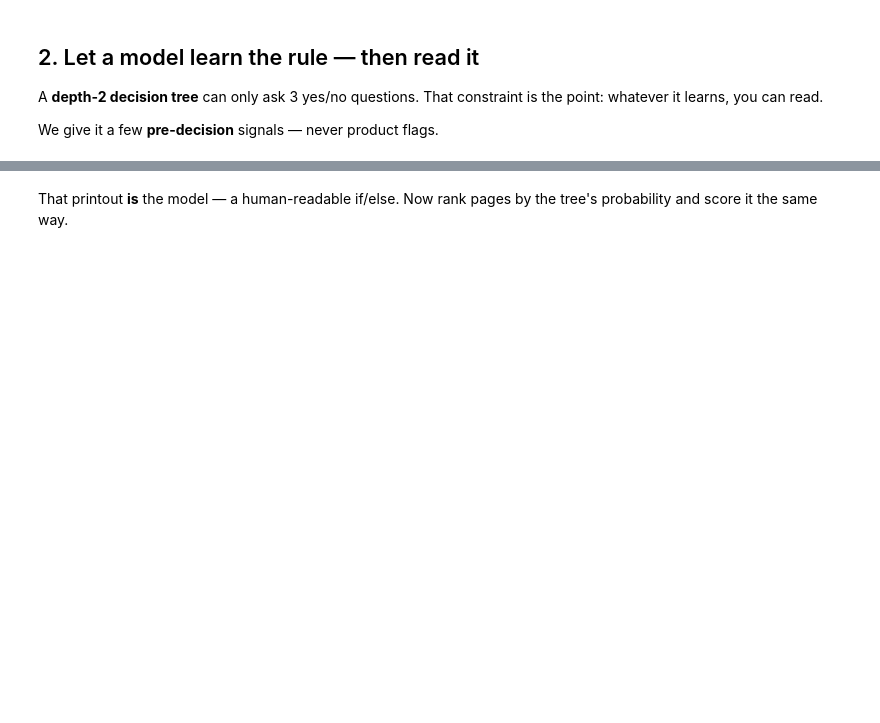
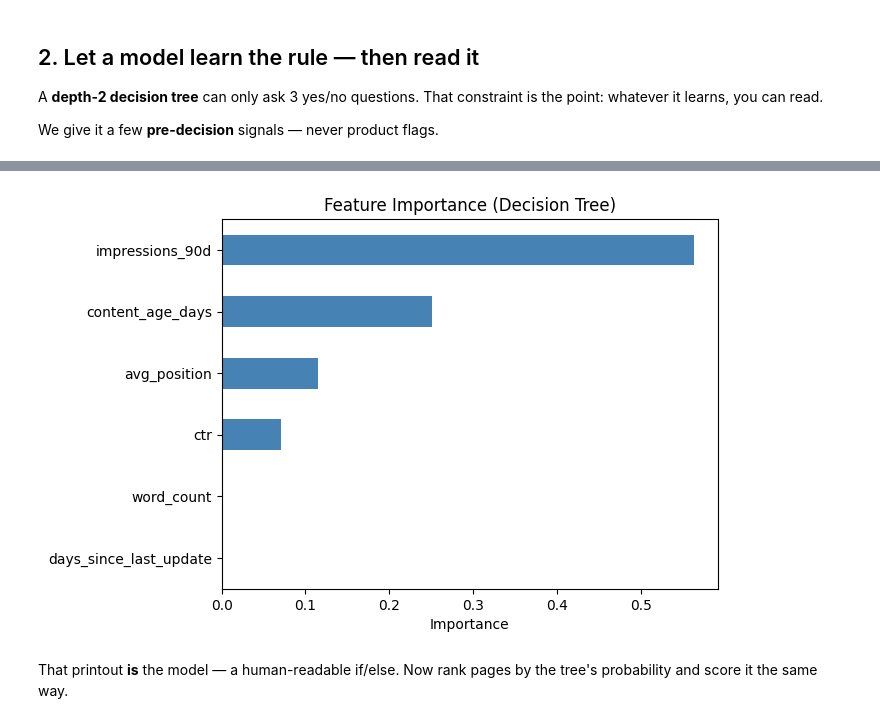
Before and after one commit to imatiq/ML_Internship, a Jupyter notebook: notebooks/02_your_first_readable_model.ipynb, the cells around one changed output, grey strips where cells are left out. Saved outputs shown, nothing was run; the diff lists cells and outputs as text; code cells hidden in the pictures; blank space fills up the shorter version.

```diff
--- a/notebooks/02_your_first_readable_model.ipynb
+++ b/notebooks/02_your_first_readable_model.ipynb
@@ -72,3 +118,12 @@ print(export_text(tree, feature_names=features))
+# %%
+import pandas as pd
+
+importance = pd.Series(tree.feature_importances_, index=features).sort_values()
+importance.plot(kind="barh", title="Feature Importance (Decision Tree)", color="steelblue")
+plt.xlabel("Importance")
+plt.show()
+# %% [output]
+[figure, added]
 # %% [markdown]
 That printout **is** the model — a human-readable if/else. Now rank pages by the tree's probability and score it the same way.
 # %%
```
Also changed, not shown: parts of 24 cells of this notebook.
